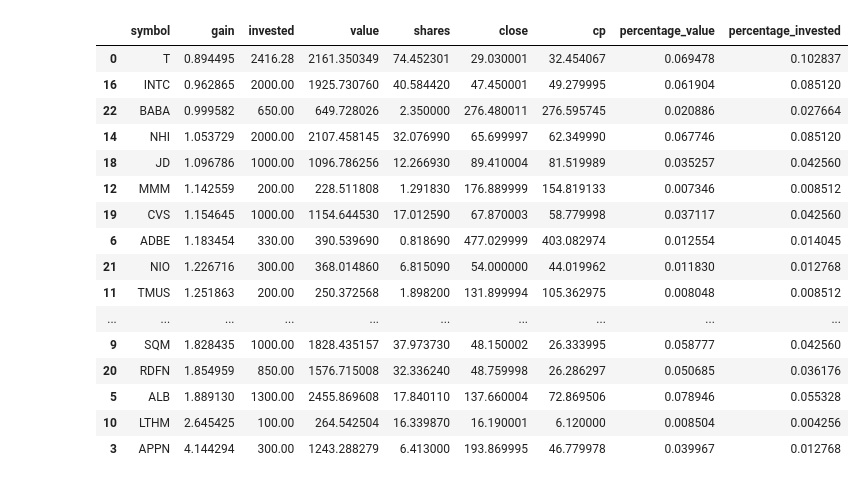
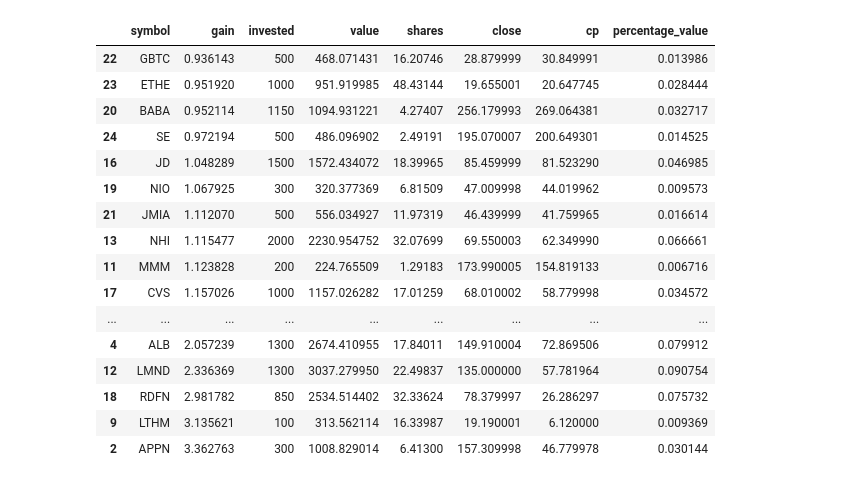
Before and after one commit to dgsprous0808/stockportfolio, a Jupyter notebook: stockportfolio_workbook_rev.ipynb, the cells around one changed output. Saved outputs shown, nothing was run; the diff lists cells and outputs as text; code cells hidden in the pictures.

```diff
--- a/stockportfolio_workbook_rev.ipynb
+++ b/stockportfolio_workbook_rev.ipynb
@@ -167,10 +167,16 @@ def portfolio_value(investments, symbol, latest_date):
     shares = 0
     outlay = 0
     close = 0
+    first_investment = '9999.99.99'
+    last_investment = '1111.11.11'
+    investment_made = len(invested)
     for investment in invested:
         if (investment[0]<latest_date):
             shares = shares + investment[2]
             outlay = outlay + investment[1]
+        if (investment[0]<first_investment): first_investment = investment[0]
+        flag = ( investment[0]>last_investment, investment[1]>0)
+        if flag == (True,True): last_investment = investment[0]
     if (shares,outlay) != (0,0):
         if np.isnan(df.Close[0]):
             value = 0
@@ -192,7 +198,11 @@ def portfolio_value(investments, symbol, latest_date):
         price = df.Close[0]
         ratio = 1.00
     result = {'symbol':symbol,'price':price,'shares': \
-              shares,'value': value,'outlay': outlay, 'close':close, 'ratio':ratio}
+              shares,'value': value,'outlay': outlay, 'close':close, 'ratio':ratio,
+              'first_investment': first_investment,
+              'last_investment': last_investment,
+              'investments_made': investment_made
+             }
     return result
 
 
@@ -302,6 +332,5 @@ sold = {
 # %%
 symbols = [
- 'T',
  'OKTA',
  'AMZN',
  'APPN',
@@ -317,12 +346,15 @@ symbols = [
  'LMND',
  'NHI',
  'ULTA',
- 'INTC',
  'MELI',
  'JD',
  'CVS',
  'RDFN',
  'NIO',
- 'BABA'
+ 'BABA',
+ 'JMIA',
+ 'GBTC',
+ 'ETHE',
+ 'SE'
 ]
 total = list( map(portfolio_value, [investments]*len(symbols), symbols, ['2021.06.01']*len(symbols)) )
@@ -360,49 +396,64 @@ inv_ = []
 per_ = []
 gain_ = []
 shares = []
 close = []
+sector = []
+area = []
+first_invested = []
+last_invested = []
+investments_made = []
 for tik in total:
     outlay = tik['outlay']+ outlay
     value = tik['value']+value
     labels.append(tik['symbol'])
     val_.append(tik['value'])
     inv_.append(tik['outlay'])
     gain_.append(tik['ratio'])
     shares.append(tik['shares'])
     close.append(tik['close'])
+    area.append(description[tik['symbol']]['area'])
+    sector.append(description[tik['symbol']]['sector'])
+    first_invested.append(tik['first_investment'])
+    last_invested.append(tik['last_investment'])
+    investments_made.append(tik['investments_made'])
 
 # print((outlay,value,value/outlay))
 import pandas as pd
 
 df = pd.DataFrame.from_dict({'symbol':labels,
                              'close':close,
                             'invested':inv_,
                             'value':val_,
                              'gain':gain_,
-                             'shares':shares
+                             'shares':shares,
+                             'sector':sector,
+                             'area':area,
+                             'first_invested':first_invested,
+                             'last_invested':last_invested,
+                             'investments_made':investments_made
                             }).sort_values(by=['gain'])
 
 df['percentage_invested'] = df.invested/sum(df.invested)
 df['percentage_value'] = df.value/sum(df.value)
 df['cp'] = df['invested']/df['shares']
 
-fields = ['symbol','gain','invested','value','shares','close','cp','percentage_value','percentage_invested']
+fields = ['symbol','gain','invested','value','shares','close','cp','percentage_value']
 df[fields].head(30)
 # %% [output]
-|  | symbol | gain | invested | value | shares | close | cp | percentage_value | percentage_invested |
-| 0 | T | 0.894495 | 2416.28 | 2161.350349 | 74.452301 | 29.030001 | 32.454067 | 0.069478 | 0.102837 |
-| 16 | INTC | 0.962865 | 2000.00 | 1925.730760 | 40.584420 | 47.450001 | 49.279995 | 0.061904 | 0.085120 |
-| 22 | BABA | 0.999582 | 650.00 | 649.728026 | 2.350000 | 276.480011 | 276.595745 | 0.020886 | 0.027664 |
-| 14 | NHI | 1.053729 | 2000.00 | 2107.458145 | 32.076990 | 65.699997 | 62.349990 | 0.067746 | 0.085120 |
-| 18 | JD | 1.096786 | 1000.00 | 1096.786256 | 12.266930 | 89.410004 | 81.519989 | 0.035257 | 0.042560 |
-| 12 | MMM | 1.142559 | 200.00 | 228.511808 | 1.291830 | 176.889999 | 154.819133 | 0.007346 | 0.008512 |
-| 19 | CVS | 1.154645 | 1000.00 | 1154.644530 | 17.012590 | 67.870003 | 58.779998 | 0.037117 | 0.042560 |
-| 6 | ADBE | 1.183454 | 330.00 | 390.539690 | 0.818690 | 477.029999 | 403.082974 | 0.012554 | 0.014045 |
-| 21 | NIO | 1.226716 | 300.00 | 368.014860 | 6.815090 | 54.000000 | 44.019962 | 0.011830 | 0.012768 |
-| 11 | TMUS | 1.251863 | 200.00 | 250.372568 | 1.898200 | 131.899994 | 105.362975 | 0.008048 | 0.008512 |
-| ... | ... | ... | ... | ... | ... | ... | ... | ... | ... |
-| 9 | SQM | 1.828435 | 1000.00 | 1828.435157 | 37.973730 | 48.150002 | 26.333995 | 0.058777 | 0.042560 |
-| 20 | RDFN | 1.854959 | 850.00 | 1576.715008 | 32.336240 | 48.759998 | 26.286297 | 0.050685 | 0.036176 |
-| 5 | ALB | 1.889130 | 1300.00 | 2455.869608 | 17.840110 | 137.660004 | 72.869506 | 0.078946 | 0.055328 |
-| 10 | LTHM | 2.645425 | 100.00 | 264.542504 | 16.339870 | 16.190001 | 6.120000 | 0.008504 | 0.004256 |
-| 3 | APPN | 4.144294 | 300.00 | 1243.288279 | 6.413000 | 193.869995 | 46.779978 | 0.039967 | 0.012768 |
+|  | symbol | gain | invested | value | shares | close | cp | percentage_value |
+| 22 | GBTC | 0.936143 | 500 | 468.071431 | 16.20746 | 28.879999 | 30.849991 | 0.013986 |
+| 23 | ETHE | 0.951920 | 1000 | 951.919985 | 48.43144 | 19.655001 | 20.647745 | 0.028444 |
+| 20 | BABA | 0.952114 | 1150 | 1094.931221 | 4.27407 | 256.179993 | 269.064381 | 0.032717 |
+| 24 | SE | 0.972194 | 500 | 486.096902 | 2.49191 | 195.070007 | 200.649301 | 0.014525 |
+| 16 | JD | 1.048289 | 1500 | 1572.434072 | 18.39965 | 85.459999 | 81.523290 | 0.046985 |
+| 19 | NIO | 1.067925 | 300 | 320.377369 | 6.81509 | 47.009998 | 44.019962 | 0.009573 |
+| 21 | JMIA | 1.112070 | 500 | 556.034927 | 11.97319 | 46.439999 | 41.759965 | 0.016614 |
+| 13 | NHI | 1.115477 | 2000 | 2230.954752 | 32.07699 | 69.550003 | 62.349990 | 0.066661 |
+| 11 | MMM | 1.123828 | 200 | 224.765509 | 1.29183 | 173.990005 | 154.819133 | 0.006716 |
+| 17 | CVS | 1.157026 | 1000 | 1157.026282 | 17.01259 | 68.010002 | 58.779998 | 0.034572 |
+| ... | ... | ... | ... | ... | ... | ... | ... | ... |
+| 4 | ALB | 2.057239 | 1300 | 2674.410955 | 17.84011 | 149.910004 | 72.869506 | 0.079912 |
+| 12 | LMND | 2.336369 | 1300 | 3037.279950 | 22.49837 | 135.000000 | 57.781964 | 0.090754 |
+| 18 | RDFN | 2.981782 | 850 | 2534.514402 | 32.33624 | 78.379997 | 26.286297 | 0.075732 |
+| 9 | LTHM | 3.135621 | 100 | 313.562114 | 16.33987 | 19.190001 | 6.120000 | 0.009369 |
+| 2 | APPN | 3.362763 | 300 | 1008.829014 | 6.41300 | 157.309998 | 46.779978 | 0.030144 |
```
Also changed, not shown: parts of 10 cells of this notebook.
